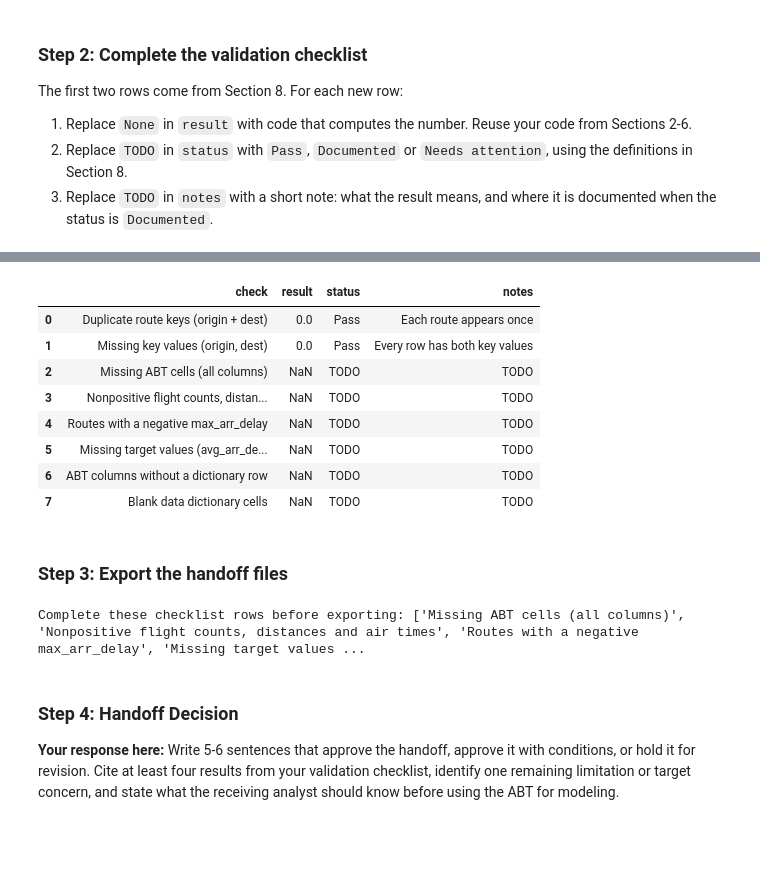
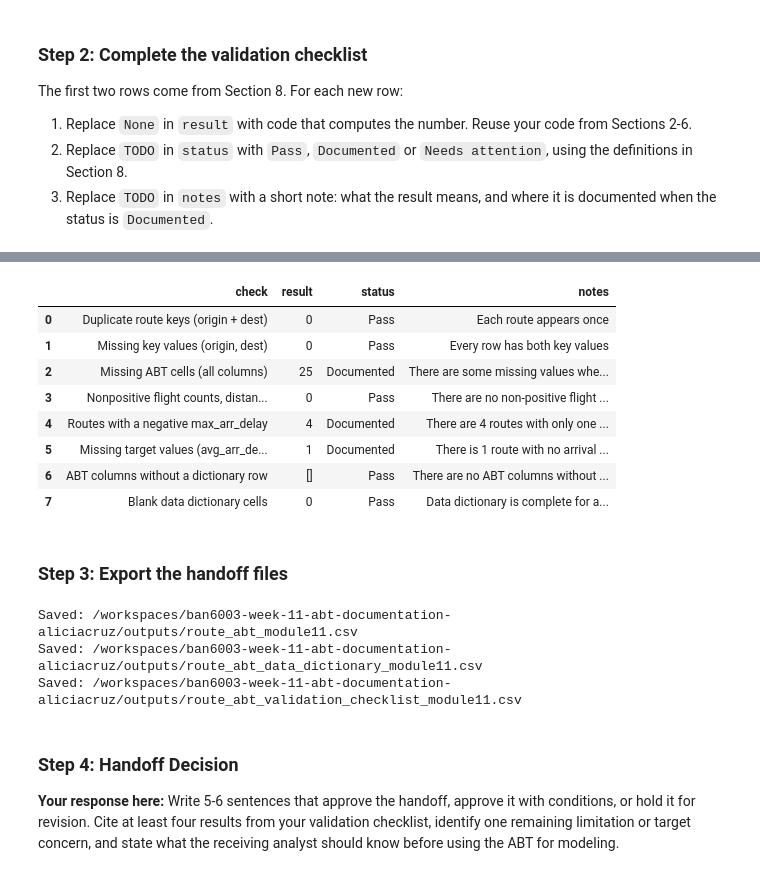
Before and after one commit to acruz-utsa/ban6003-week-11-abt-documentation-aliciacruz, a Jupyter notebook: notebooks/module11_abt_documentation_guided_lab.ipynb, the cells around one changed output, grey strips where cells are left out. Drawn from its saved outputs; the diff is of its cells as text; code cells hidden in the pictures; blank space fills up the shorter version.

Commit message:
Complete Module 11 ABT documentation lab

```diff
--- a/notebooks/module11_abt_documentation_guided_lab.ipynb
+++ b/notebooks/module11_abt_documentation_guided_lab.ipynb
@@ -556,7 +556,7 @@ In the offline assignment you will complete the dictionary rows for the five ABT
 # Your Turn 5 - document the ABT column avg_dep_delay (one dictionary row).
 # Replace the four empty strings, in the order of doc_fields, then run the cell.
 your_turn_entries = {
-    "avg_dep_delay": ["", "", "", ""],
+    "avg_dep_delay": ["Average departure delay for flights on the route", "flights table", "Mean of dep_delay for flights on this route with departure delays", "Averages only flights on this route with a recorded departure delay."],
 }
 
 for abt_column, values in your_turn_entries.items():
@@ -672,11 +674,11 @@ An analyst on another team will use the route ABT next week and cannot ask you t
 # Offline Assignment, step 1 - document the five remaining ABT columns.
 # Replace the empty strings, four values per column in the order of doc_fields, then run the cell.
 remaining_entries = {
-    "max_arr_delay": ["", "", "", ""],
-    "avg_distance": ["", "", "", ""],
-    "avg_air_time": ["", "", "", ""],
-    "dest_lat": ["", "", "", ""],
-    "dest_lon": ["", "", "", ""],
+    "max_arr_delay": ["Maximum arrival delay value for the route", "flights table", "Max of arr_delay by route-level grouping", "Four routes have one flight only that have negative max arrival delay values."],
+    "avg_distance": ["Average distance flown on the route", "flights table", "Mean of dist by route-level grouping", "Averges distance flown on each route-level grouping, excluding any missing values"],
+    "avg_air_time": ["Average time in flight on the route", "flights table", "Mean of air_time by route-level grouping", "Averages air time for each route-level grouping, excluding any missing values"],
+    "dest_lat": ["Latitude of destination airport", "airports table", "Joined from airports using =faa", "Missing from 7 routes whose destination airports are missing from the airports table"],
+    "dest_lon": ["Longitude of destination airport", "airports table", "Joined from airports using =faa", "Missing from 7 routes whose destination airports are missing from the airports table"],
 }
 
 for abt_column, values in remaining_entries.items():
@@ -707,31 +728,33 @@ The first two rows come from Section 8. For each new row:
 # %%
 # Offline Assignment, step 2 - complete the validation checklist.
 # Hints:
 # - Missing ABT cells: .isna().sum().sum() on route_abt.
 # - Nonpositive values: add up the three Boolean checks from Section 4.
 # - Negative max_arr_delay: the condition from Your Turn 3, then .sum().
 # - ABT columns without a dictionary row: compare route_abt.columns with data_dictionary["column_name"].
 # - Blank dictionary cells: select doc_fields, .fillna(""), strip whitespace, compare to "", then sum twice.
 validation_checklist = pd.DataFrame(checklist_rows + [
-    {"check": "Missing ABT cells (all columns)", "result": None, "status": "TODO", "notes": "TODO"},
-    {"check": "Nonpositive flight counts, distances and air times", "result": None, "status": "TODO", "notes": "TODO"},
-    {"check": "Routes with a negative max_arr_delay", "result": None, "status": "TODO", "notes": "TODO"},
-    {"check": "Missing target values (avg_arr_delay)", "result": None, "status": "TODO", "notes": "TODO"},
-    {"check": "ABT columns without a dictionary row", "result": None, "status": "TODO", "notes": "TODO"},
-    {"check": "Blank data dictionary cells", "result": None, "status": "TODO", "notes": "TODO"},
+    {"check": "Missing ABT cells (all columns)", "result": route_abt.isna().sum().sum(), "status": "Documented", "notes": "There are some missing values where destination airports did not have a match in the airports table."},
+    {"check": "Nonpositive flight counts, distances and air times", "result": sum(checks.values()), "status": "Pass", "notes": "There are no non-positive flight counts, distances or air times."},
+    {"check": "Routes with a negative max_arr_delay", "result": (route_abt["max_arr_delay"] < 0).sum(), "status": "Documented", "notes": "There are 4 routes with only one flight each that had negative arrival delay statistics."},
+    {"check": "Missing target values (avg_arr_delay)", "result": (route_abt["avg_arr_delay"]).isna().sum(), "status": "Documented", "notes": "There is 1 route with no arrival delay."},
+    {"check": "ABT columns without a dictionary row", "result": sorted(set(route_abt.columns) - set(data_dictionary["column_name"].dropna())), "status": "Pass", "notes": "There are no ABT columns without a Data Dictionary row."},
+    {"check": "Blank data dictionary cells", "result": data_dictionary[doc_fields].fillna("").apply(
+    lambda col: col.str.strip().eq("")
+).sum().sum(), "status": "Pass", "notes": "Data dictionary is complete for all values"},
 ])
 
 validation_checklist
 # %% [output]
 |  | check | result | status | notes |
-| 0 | Duplicate route keys (origin + dest) | 0.0 | Pass | Each route appears once |
-| 1 | Missing key values (origin, dest) | 0.0 | Pass | Every row has both key values |
-| 2 | Missing ABT cells (all columns) | NaN | TODO | TODO |
-| 3 | Nonpositive flight counts, distan... | NaN | TODO | TODO |
-| 4 | Routes with a negative max_arr_delay | NaN | TODO | TODO |
-| 5 | Missing target values (avg_arr_de... | NaN | TODO | TODO |
-| 6 | ABT columns without a dictionary row | NaN | TODO | TODO |
-| 7 | Blank data dictionary cells | NaN | TODO | TODO |
+| 0 | Duplicate route keys (origin + dest) | 0 | Pass | Each route appears once |
+| 1 | Missing key values (origin, dest) | 0 | Pass | Every row has both key values |
+| 2 | Missing ABT cells (all columns) | 25 | Documented | There are some missing values whe... |
+| 3 | Nonpositive flight counts, distan... | 0 | Pass | There are no non-positive flight ... |
+| 4 | Routes with a negative max_arr_delay | 4 | Documented | There are 4 routes with only one ... |
+| 5 | Missing target values (avg_arr_de... | 1 | Documented | There is 1 route with no arrival ... |
+| 6 | ABT columns without a dictionary row | [] | Pass | There are no ABT columns without ... |
+| 7 | Blank data dictionary cells | 0 | Pass | Data dictionary is complete for a... |
 # %% [markdown]
 ### Step 3: Export the handoff files
 # %%
@@ -749,7 +772,9 @@ else:
         table.to_csv(output_dir / file_name, index=False)
         print("Saved:", output_dir / file_name)
 # %% [output]
-Complete these checklist rows before exporting: ['Missing ABT cells (all columns)', 'Nonpositive flight counts, distances and air times', 'Routes with a negative max_arr_delay', 'Missing target values ...
+Saved: /workspaces/ban6003-week-11-abt-documentation-aliciacruz/outputs/route_abt_module11.csv
+Saved: /workspaces/ban6003-week-11-abt-documentation-aliciacruz/outputs/route_abt_data_dictionary_module11.csv
+Saved: /workspaces/ban6003-week-11-abt-documentation-aliciacruz/outputs/route_abt_validation_checklist_module11.csv
 # %% [markdown]
 ### Step 4: Handoff Decision
 
```
Also changed, not shown: parts of 7 cells of this notebook, 3 other files.
